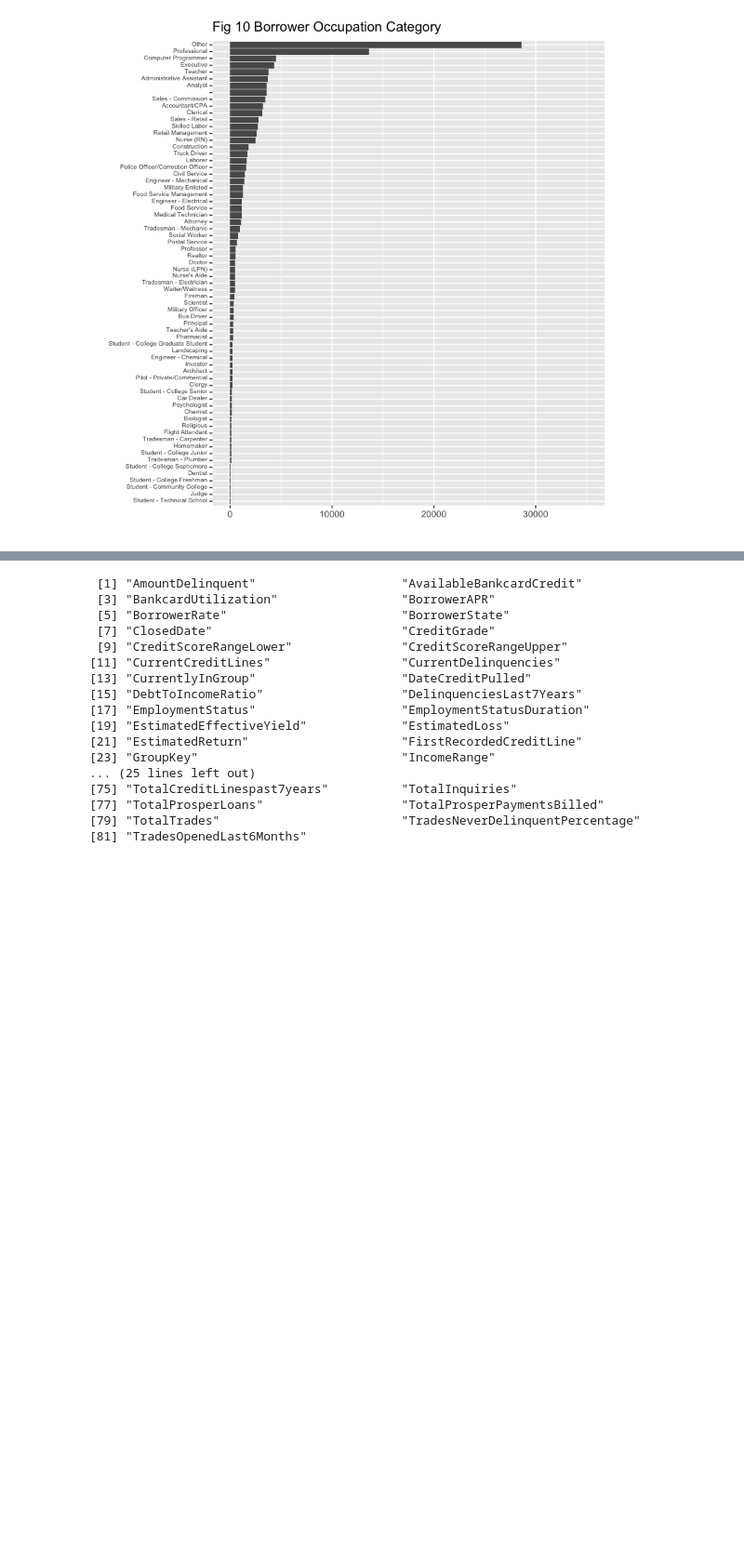
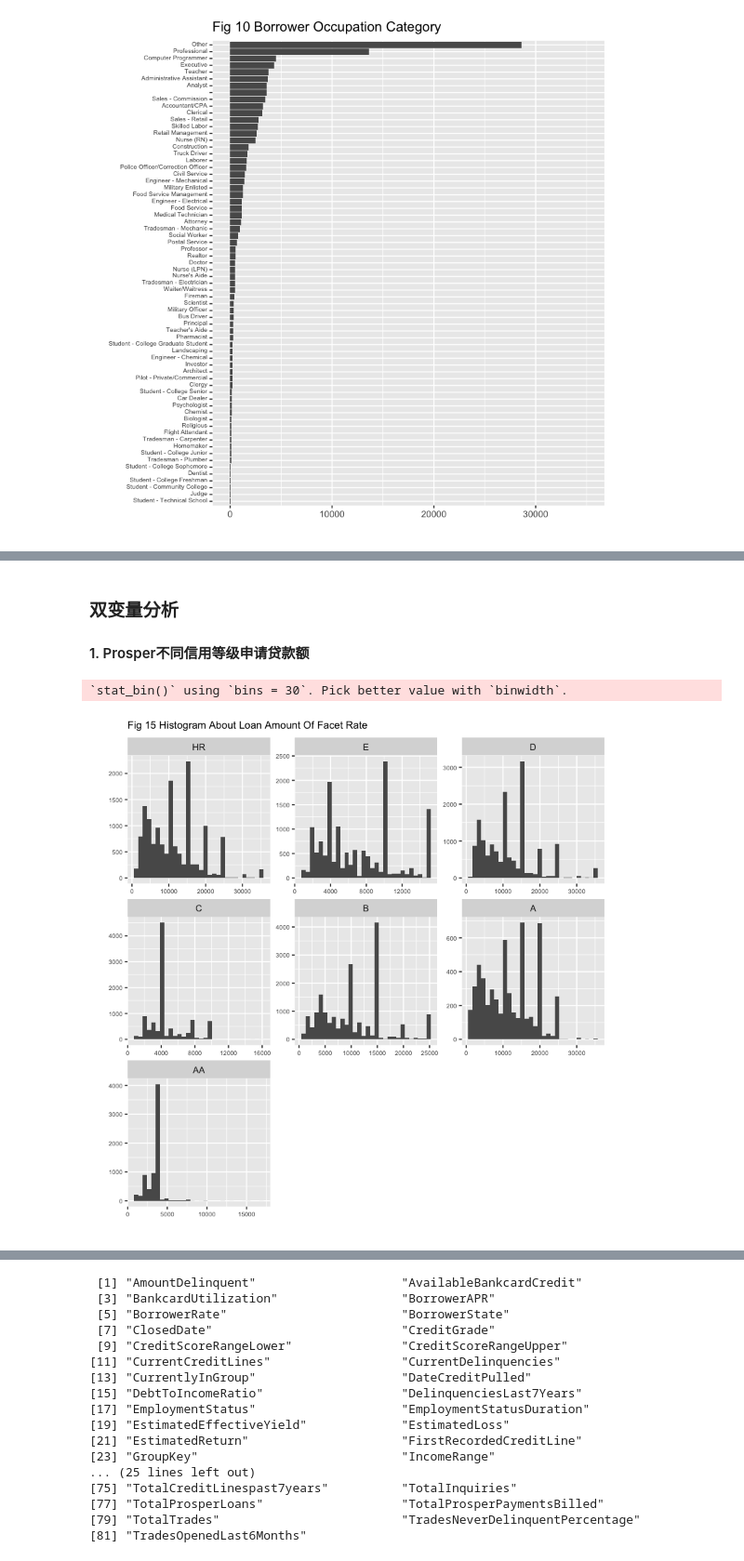
Before and after one commit to ZenRay/DataAnalysisAndSummary, a Jupyter notebook: ProsperEDA.ipynb, the cells around one changed output, grey strips where cells are left out. Shown at 93% size. Cells and saved outputs as stored; diff of their text form; code cells hidden in the pictures; blank space fills up the shorter version.

```diff
--- a/ProsperEDA.ipynb
+++ b/ProsperEDA.ipynb
@@ -291,0 +391,12 @@ ggplot(aes(reorder(Occupation, rep(1, length(Occupation)), sum)), data=subset(ra
+# %% [markdown]
+### 双变量分析
+#### 1. Prosper不同信用等级申请贷款额
+# %%
+ggplot(aes(LoanOriginalAmount), data=subset(rawprosper, ProsperRatingAlpha!="NA")) +
+    geom_histogram() +
+    facet_wrap(~ProsperRatingAlpha, nrow=3, scales="free") +
+    labs(y="", x="", title="Fig 15 Histogram About Loan Amount Of Facet Rate") +
+    theme(axis.text=element_text(size=6), plot.title=element_text(size=10))
+# %% [output]
+`stat_bin()` using `bins = 30`. Pick better value with `binwidth`.
+[figure, added]
```
Also changed, not shown: parts of 15 cells of this notebook.
